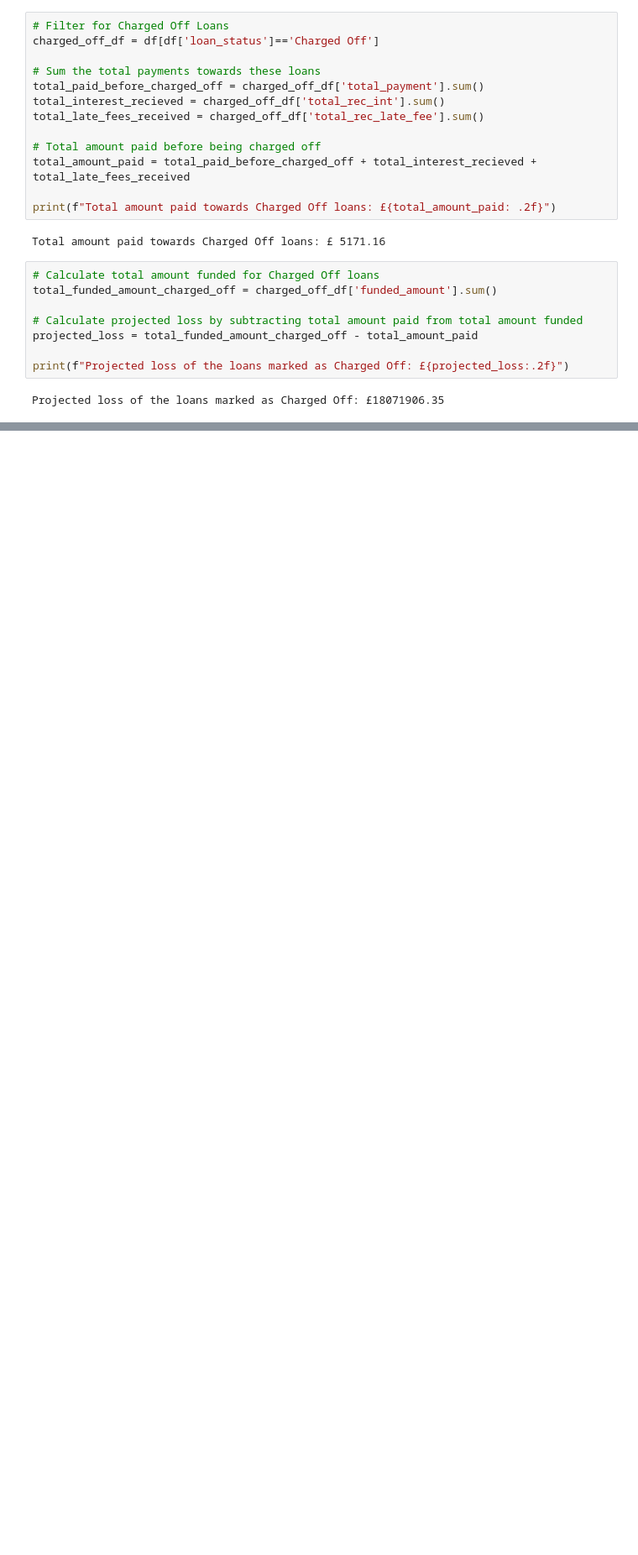
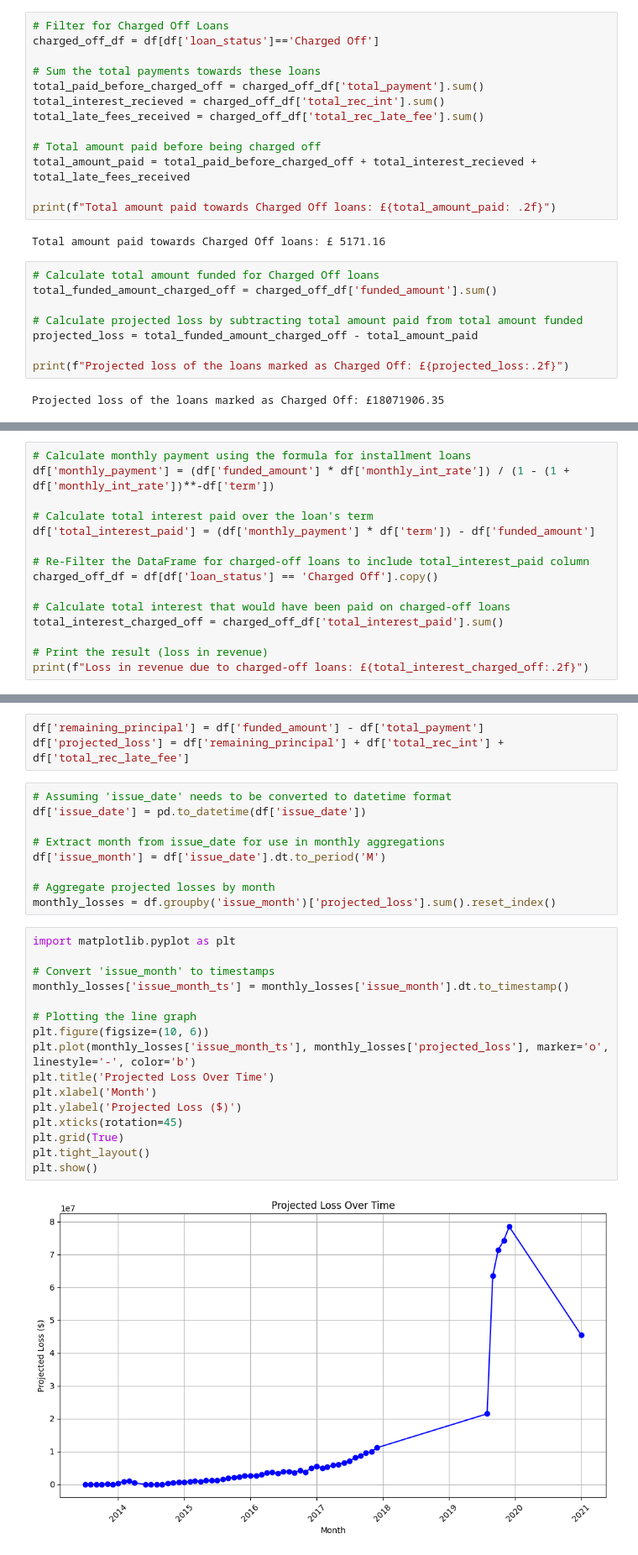
Before and after one commit to zivla20/exploratory-data-analysis---customer-loans-in-finance236, a Jupyter notebook: data_analysis.ipynb, the cells around one changed output, grey strips where cells are left out. Shown at 84% size. Cells and saved outputs as stored; diff of their text form; blank space fills up the shorter version.

Commit message:
added analysis of late and defaulted loans

```diff
--- a/data_analysis.ipynb
+++ b/data_analysis.ipynb
@@ -430,0 +473,15 @@ Percentage of Funded Amount for Charged Off Loans: 3.55%
+# %%
+# Calculate monthly payment using the formula for installment loans
+df['monthly_payment'] = (df['funded_amount'] * df['monthly_int_rate']) / (1 - (1 + df['monthly_int_rate'])**-df['term'])
+
+# Calculate total interest paid over the loan's term
+df['total_interest_paid'] = (df['monthly_payment'] * df['term']) - df['funded_amount']
+
+# Re-Filter the DataFrame for charged-off loans to include total_interest_paid column
+charged_off_df = df[df['loan_status'] == 'Charged Off'].copy()
+
+# Calculate total interest that would have been paid on charged-off loans
+total_interest_charged_off = charged_off_df['total_interest_paid'].sum()
+
+# Print the result (loss in revenue)
+print(f"Loss in revenue due to charged-off loans: £{total_interest_charged_off:.2f}")
@@ -430,0 +490,30 @@ Percentage of Funded Amount for Charged Off Loans: 3.55%
+# %%
+df['remaining_principal'] = df['funded_amount'] - df['total_payment']
+df['projected_loss'] = df['remaining_principal'] + df['total_rec_int'] + df['total_rec_late_fee']
+# %%
+# Assuming 'issue_date' needs to be converted to datetime format
+df['issue_date'] = pd.to_datetime(df['issue_date'])
+
+# Extract month from issue_date for use in monthly aggregations
+df['issue_month'] = df['issue_date'].dt.to_period('M')
+
+# Aggregate projected losses by month
+monthly_losses = df.groupby('issue_month')['projected_loss'].sum().reset_index()
+# %%
+import matplotlib.pyplot as plt
+
+# Convert 'issue_month' to timestamps
+monthly_losses['issue_month_ts'] = monthly_losses['issue_month'].dt.to_timestamp()
+
+# Plotting the line graph
+plt.figure(figsize=(10, 6))
+plt.plot(monthly_losses['issue_month_ts'], monthly_losses['projected_loss'], marker='o', linestyle='-', color='b')
+plt.title('Projected Loss Over Time')
+plt.xlabel('Month')
+plt.ylabel('Projected Loss ($)')
+plt.xticks(rotation=45)
+plt.grid(True)
+plt.tight_layout()
+plt.show()
+# %% [output]
+[figure, added]
```
Also changed, not shown: parts of 15 cells of this notebook.
